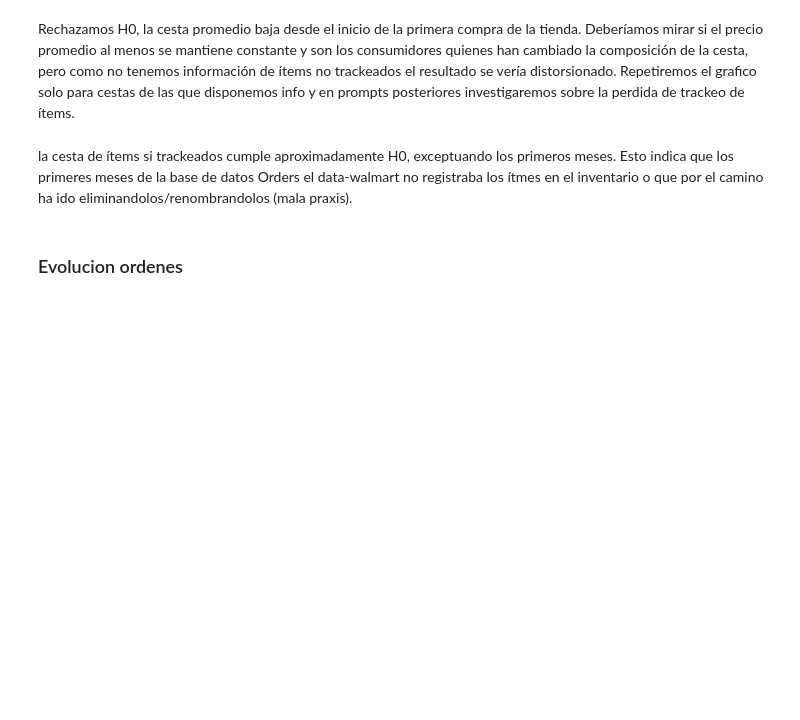
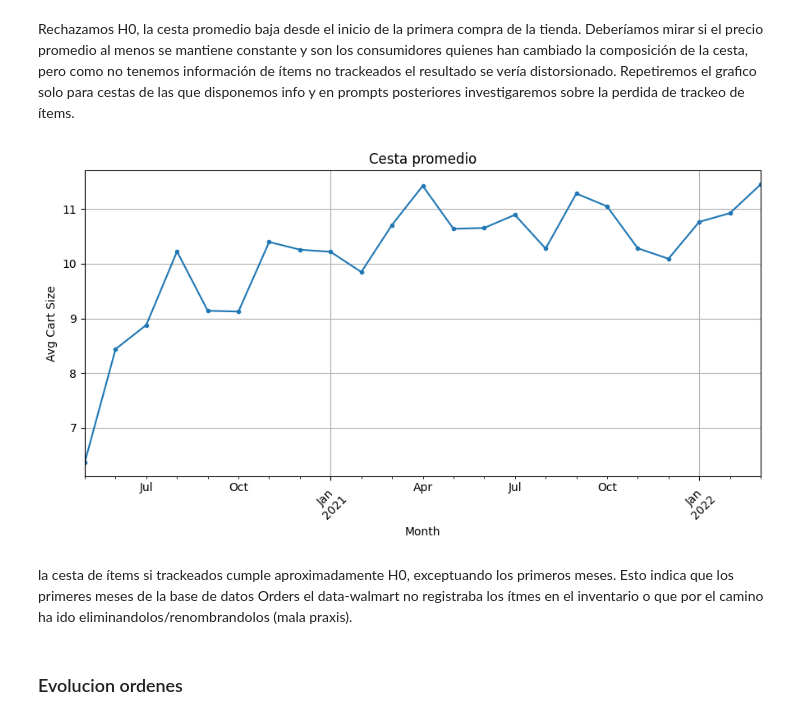
Before and after one commit to RamonCMo/zrive-ds, a Jupyter notebook: src/module_2/EDA.ipynb, the cells around one changed output. Cells and saved outputs as stored; diff of their text form; code cells hidden in the pictures; blank space fills up the shorter version.

```diff
--- a/src/module_2/EDA.ipynb
+++ b/src/module_2/EDA.ipynb
@@ -228,26 +359,28 @@ common_cart_chart(orders_df=orders)
 # %% [markdown]
 Rechazamos H0, la cesta promedio baja desde el inicio de la primera compra de la tienda. Deberíamos mirar si el precio promedio al menos se mantiene constante y son los consumidores quienes han cambiado la composición de la cesta, pero como no tenemos información de ítems no trackeados el resultado se vería distorsionado. Repetiremos el grafico solo para cestas de las que disponemos info y en prompts posteriores investigaremos sobre la perdida de trackeo de ítems.
 # %%
-def common_cart_inventory(orders_df, inventory_df):
+def common_cart_inventory(orders_df: pd.DataFrame, inventory_df: pd.DataFrame) -> plt:
     orders_df = orders_df.explode(column='ordered_items', ignore_index=True)
     orders_inventory = orders_df.merge(inventory_df, left_on='ordered_items', right_on='variant_id', how='inner')
     orders_inventory['order_date'] = pd.to_datetime(orders_inventory['order_date'])
     orders_inventory = orders_inventory.groupby(['order_date', 'id'])['ordered_items'].count().reset_index()
     orders_inventory['month'] = orders_inventory['order_date'].dt.to_period('M')
     #orders_inventory['ordered_items'] = pd.to_numeric(orders_inventory['ordered_items'])
     month_avg_items = orders_inventory.groupby('month')['ordered_items'].mean()
 
     plt.figure(figsize=(9, 5))
     month_avg_items.plot(marker='.', linestyle='-')
     plt.xlabel('Month')
     plt.ylabel('Avg Cart Size')
     plt.title('Cesta promedio')
     plt.xticks(rotation=45)
     plt.grid(True)
     plt.tight_layout()
     plt.show()
 
 common_cart_inventory(orders_df=orders, inventory_df=inventory)
+# %% [output]
+[figure, added]
 # %% [markdown]
 la cesta de ítems si trackeados cumple aproximadamente H0, exceptuando los primeros meses. Esto indica que los primeres meses de la base de datos Orders el data-walmart no registraba los ítmes en el inventario o que por el camino ha ido eliminandolos/renombrandolos (mala praxis).
 # %% [markdown]
```
Also changed, not shown: parts of 35 cells of this notebook, 1 other file.
